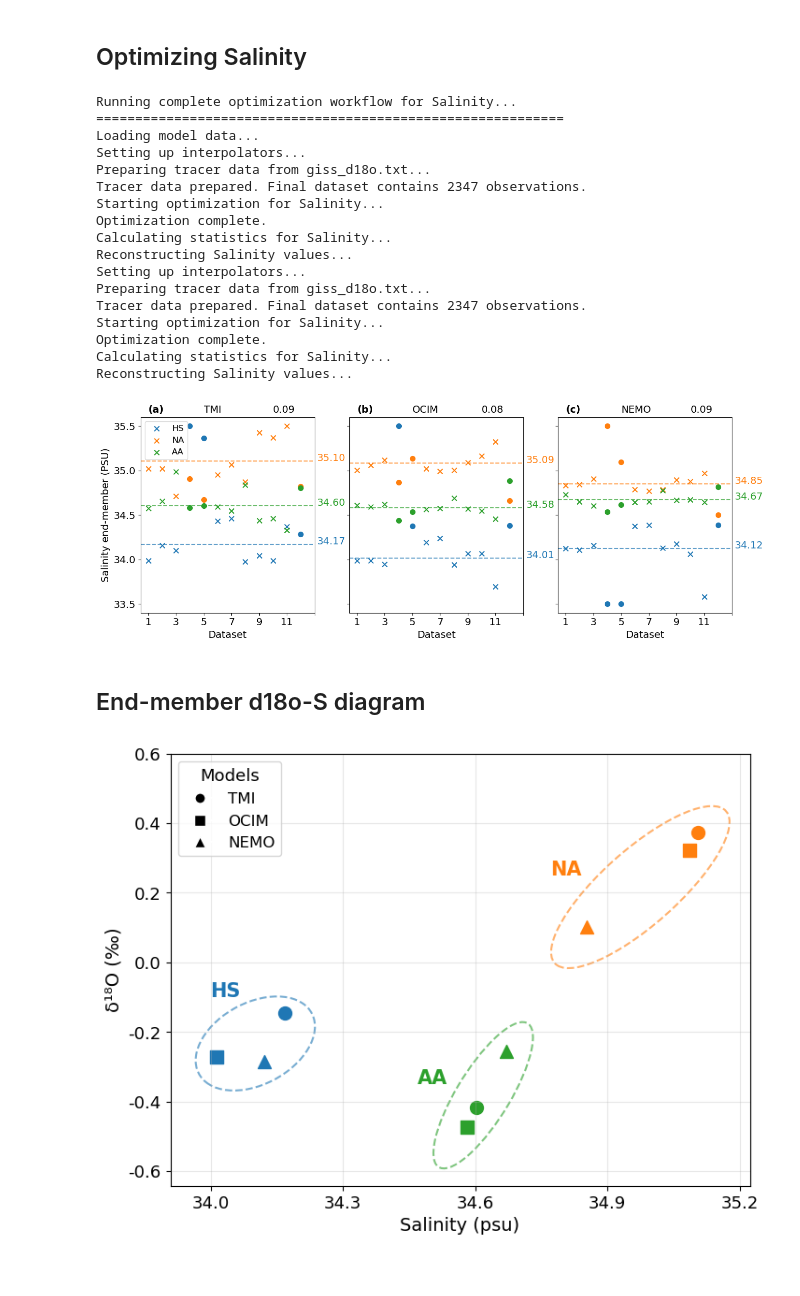
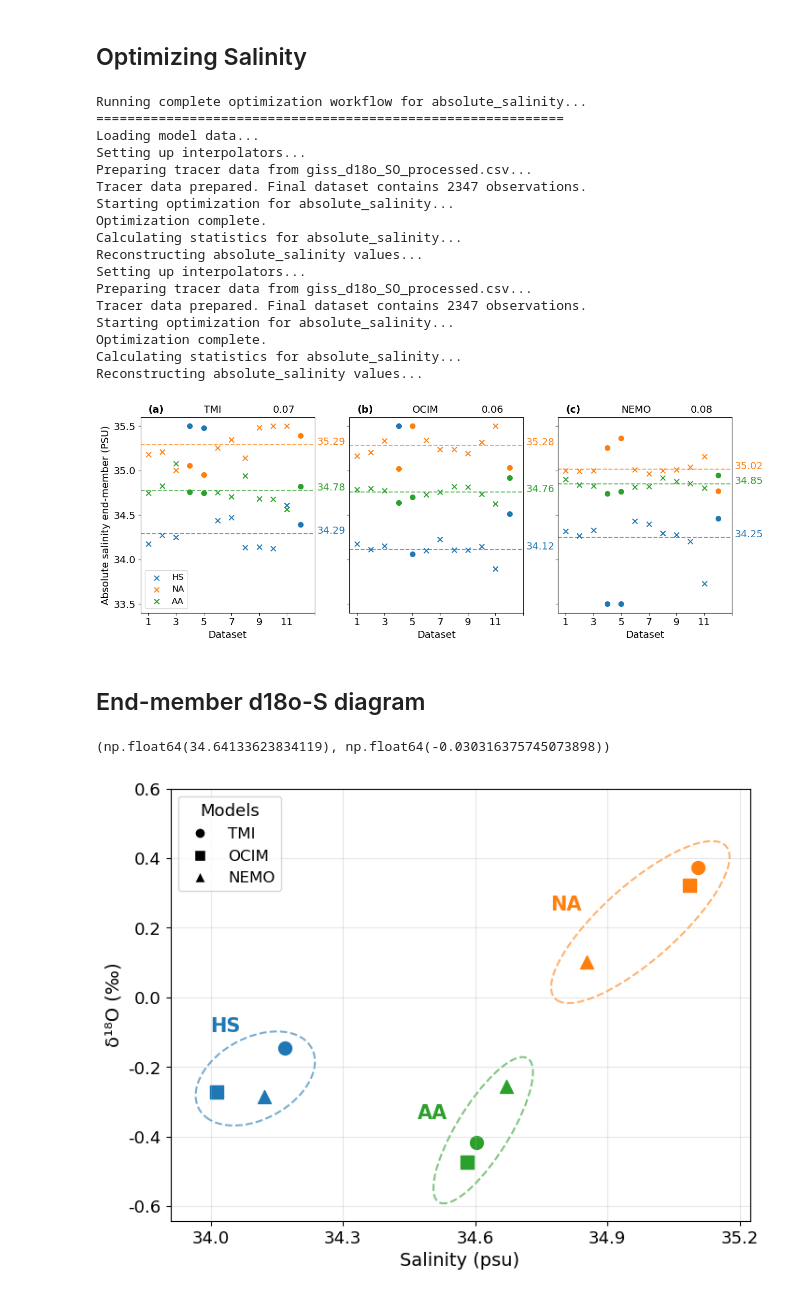
Before and after one commit to brumillet/d18o-southern-ocean, a Jupyter notebook: notebooks/optimization_fractions.ipynb, the cells around one changed output. Drawn from its saved outputs; the diff is of its cells as text; code cells hidden in the pictures.

Commit message:
Addition of the Absolute salinity optimization

```diff
--- a/notebooks/optimization_fractions.ipynb
+++ b/notebooks/optimization_fractions.ipynb
@@ -35,14 +35,14 @@ l_depth0 = uf.create_l_depth()
 from scipy.interpolate import RegularGridInterpolator
 
 interpolator_gamma = RegularGridInterpolator((l_depth0, l_lat_clim, l_lon_clim), dsClim['gamma'].values, bounds_error = False, fill_value = None)
-# interpolator_salinity = RegularGridInterpolator((l_depth0, l_lat_clim, l_lon_clim), dsClim['absolute_salinity'].values, bounds_error = False, fill_value = None)
+interpolator_salinity = RegularGridInterpolator((l_depth0, l_lat_clim, l_lon_clim), dsClim['absolute_salinity'].values, bounds_error = False, fill_value = None)
 # %%
 d18o_SO['Longitude'] = [lon if lon >= 0 else 360 + lon for lon in d18o_SO['Longitude']]
 d18o_SO.where((d18o_SO['Depth'] != -999.0) & (d18o_SO['d18O'] != '**') & (d18o_SO['Salinity'] != '**'), np.nan, inplace = True)
 d18o_SO['d18O'] = d18o_SO['d18O'].astype(float)
 d18o_SO['Salinity'] = d18o_SO['Salinity'].astype(float)
 d18o_SO['Gamma'] = interpolator_gamma((d18o_SO['Depth'], d18o_SO['Latitude'], d18o_SO['Longitude']))
-# d18o_SO['absolute_salinity'] = interpolator_salinity((d18o_SO['Depth'], d18o_SO['Latitude'], d18o_SO['Longitude']))
+d18o_SO['absolute_salinity'] = interpolator_salinity((d18o_SO['Depth'], d18o_SO['Latitude'], d18o_SO['Longitude']))
 # %% [output]
 A value is trying to be set on a copy of a slice from a DataFrame.
 Try using .loc[row_indexer,col_indexer] = value instead
@@ -297,9 +299,11 @@ salinity_lower_bounds = np.array([35.4999, 33.5, 33.4999, 33.5, 33.5, 33.5])
 salinity_upper_bounds = np.array([35.5001, 35.5, 33.5001, 35.5, 35.5, 35.5])
 salinity_bounds = (salinity_lower_bounds, salinity_upper_bounds)
 
+tracer = 'absolute_salinity'
+
 salinity_results = salinity_optimizer.run_complete_optimization(
-    tracer_file='giss_d18o.txt',
-    tracer_column='Salinity',
+    tracer_file='giss_d18o_SO_processed.csv',
+    tracer_column=tracer,
     initial_values=np.array([35.5, 34.6, 33.5, 34.8, 34.7, 34.4]),  # Initial PSU values
     bounds=salinity_bounds,  # Add proper bounds
     min_depth=150.0,
@@ -312,30 +316,31 @@ salinity_EM_values_TMI = np.array([result.x[:6] if result is not None else np.fu
 salinity_EM_values_ocim = np.array([result.x[:6] if result is not None else np.full(6, np.nan) for result in salinity_EM_values['OCIM']]).T
 salinity_EM_values_nemo = np.array([result.x[:6] if result is not None else np.full(6, np.nan) for result in salinity_EM_values['NEMO']]).T
 # %% [output]
-Running complete optimization workflow for Salinity...
+Running complete optimization workflow for absolute_salinity...
 ============================================================
 Loading model data...
 Setting up interpolators...
-Preparing tracer data from giss_d18o.txt...
+Preparing tracer data from giss_d18o_SO_processed.csv...
 Tracer data prepared. Final dataset contains 2347 observations.
-Starting optimization for Salinity...
+Starting optimization for absolute_salinity...
 Optimization complete.
-Calculating statistics for Salinity...
-Reconstructing Salinity values...
+Calculating statistics for absolute_salinity...
+Reconstructing absolute_salinity values...
 Setting up interpolators...
-Preparing tracer data from giss_d18o.txt...
+Preparing tracer data from giss_d18o_SO_processed.csv...
 Tracer data prepared. Final dataset contains 2347 observations.
-Starting optimization for Salinity...
+Starting optimization for absolute_salinity...
 Optimization complete.
-Calculating statistics for Salinity...
-Reconstructing Salinity values...
+Calculating statistics for absolute_salinity...
+Reconstructing absolute_salinity values...
 # %%
 # Extract the calculated statistics
 salinity_mean_EM = np.empty((3, 6)); salinity_std_EM = np.empty((3, 6))
+models = uf.models; dyes_TMI = uf.dyes_TMI
 
 for i, model in enumerate(models):
-    salinity_mean_EM[i] = list(salinity_optimizer.mean_end_members['Salinity'][model].values())
-    salinity_std_EM[i] = list(salinity_optimizer.std_end_members['Salinity'][model].values())
+    salinity_mean_EM[i] = list(salinity_optimizer.mean_end_members[tracer][model].values())
+    salinity_std_EM[i] = list(salinity_optimizer.std_end_members[tracer][model].values())
 
 salinity_EM_plot_values = [salinity_EM_values_TMI, salinity_EM_values_ocim, salinity_EM_values_nemo]
 # %%
@@ -343,38 +348,40 @@ fig = plt.figure(figsize=(15, 5)); gs = fig.add_gridspec(1, 3, hspace=0.12)
 models = ['TMI', 'OCIM', 'NEMO']; suffixes = ['_TMI', '_ocim', '_nemo']
 colors = plt.rcParams['axes.prop_cycle'].by_key()['color']; font = 14
 
+full_tracer_data = salinity_results.get('tracer_data')
+
 for j in range(3):
     ax = fig.add_subplot(gs[0, j]); ax.text(0, 35.65, uf.panels_letter_parenthesis[j], fontsize = font, fontweight = 'bold')
     ax.text(4, 35.65, models[j], fontsize=font)
 
-    idx_to_exclude = salinity_optimizer.exclusion_indices[models[j]]['dyeHS']
-    rmse_value = uf.rmse_model_recons(full_tracer_data, 'Salinity', models[j], salinity_optimizer.mean_end_members)
+    idx_to_exclude = salinity_optimizer.exclusion_indices[models[j]]['dyeHS']; idx = [k for k in range(12)]
+    rmse_value = uf.rmse_model_recons(full_tracer_data, tracer, models[j], salinity_optimizer.mean_end_members)
     ax.text(9, 35.65, format(rmse_value, '.2f'), fontsize=font)
 
     for i in [3, 4, 5]:
         ax.scatter(np.delete(idx, idx_to_exclude, 0), np.delete(salinity_EM_plot_values[j][i, :], idx_to_exclude, 0), label=uf.dyes[i].replace('Dye', ''), marker='x', c=colors[i-3], s=50)
         ax.scatter(idx_to_exclude, salinity_EM_plot_values[j][i, idx_to_exclude], marker='o', c=colors[i-3], s=50)
 
         mean_val = np.nanmean(np.delete(salinity_EM_plot_values[j][i, :], idx_to_exclude, 0))
         ax.axhline(y=mean_val, c=colors[i-3], ls='--', alpha=0.7)
 
-        em_S_value = salinity_optimizer.mean_end_members['Salinity'][models[j]][dyes_TMI[i]]
+        em_S_value = salinity_optimizer.mean_end_members[tracer][models[j]][dyes_TMI[i]]
         ax.text(12.2, em_S_value, format(em_S_value, '.2f'), c = colors[i - 3], fontsize = font)
 
     ax.set_ylim(33.4, 35.6); ax.set_yticks([33.5, 34.0, 34.5, 35.0, 35.5])
     ax.set_xticks([i*2 for i in range(7)]); ax.set_xticklabels([str(i*2 + 1) for i in range(6)] + [''], fontsize=font); ax.set_xlabel('Dataset', fontsize=font)
 
     if j == 0:
         ax.set_ylabel('Salinity end-member (PSU)', fontsize=font)
         ax.set_yticklabels([33.5, 34.0, 34.5, 35.0, 35.5], fontsize=font)
         ax.legend(fontsize=font-2)
     else:
         ax.set_yticklabels([])
 
 plt.tight_layout()
-plt.savefig(fig_path + 'salinity_values_EM_12_datasets_3models.png', bbox_inches='tight')
+# plt.savefig(fig_path + 'absolute_salinity_values_EM_12_datasets_3models.png', bbox_inches='tight')
 # %% [output]
-[figure, old version]
+[figure, new version]
 # %% [markdown]
 ## End-member d18o-S diagram
 # %%
@@ -383,3 +394,7 @@ from matplotlib.patches import Ellipse
+# %%
+salinity_md, d18o_md
+# %% [output]
+(np.float64(34.64133623834119), np.float64(-0.030316375745073898))
 # %%
 fig = plt.figure(figsize=(8, 6)); font = 14; ax = plt.gca()
 markers = ['o', 's', '^']
```
Also changed, not shown: parts of 10 cells of this notebook, 2 other files.
